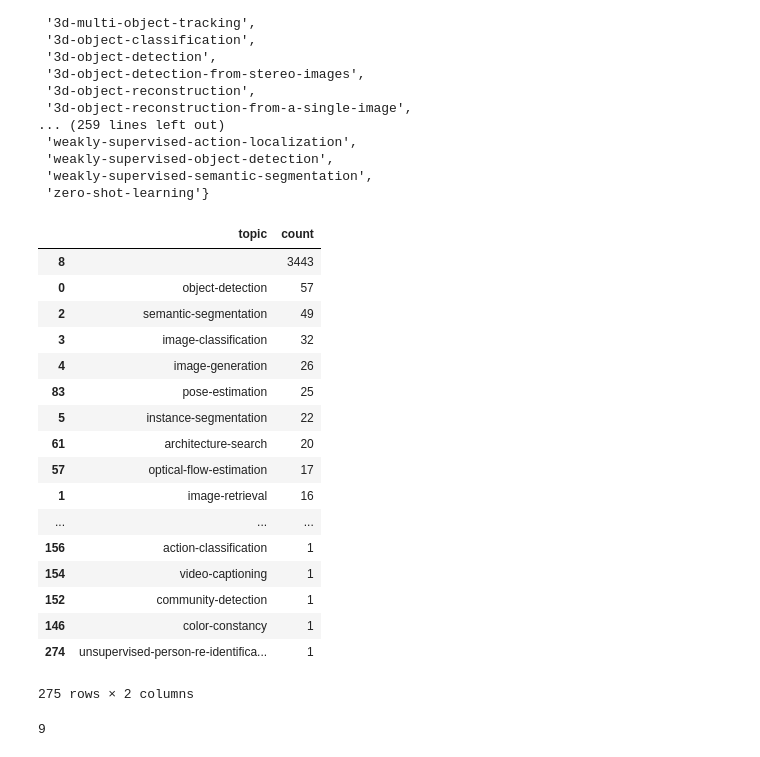
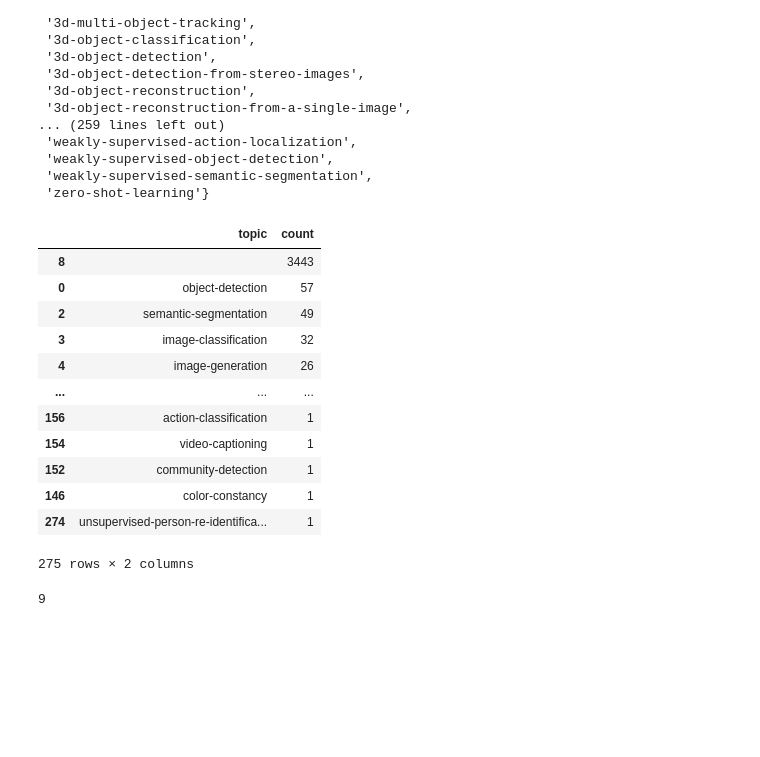
Before and after one commit to ShaofengZou/CVPR-2020-Paper-Code-Statistics, a Jupyter notebook: cvpr_paper_code_statistics.ipynb, the cells around one changed output. Saved outputs shown, nothing was run; the diff lists cells and outputs as text; code cells hidden in the pictures; blank space fills up the shorter version.

```diff
--- a/cvpr_paper_code_statistics.ipynb
+++ b/cvpr_paper_code_statistics.ipynb
@@ -87,9 +106,9 @@ def get_github(rowi):
 # %% [markdown]
 ## Step 1. Get paper information
 # %%
-paper_info_filename = 'cache/CVPR%s_paper_info.npy' % year
+paper_info_filename = os.path.join('cache', 'CVPR%s_paper_info.npy' % year)
 try:
-    info = np.load(paper_info_filename).tolist()
+    info = np.load(paper_info_filename, allow_pickle=True).tolist()
     print('Load paper information for CVPR %s successfully' % year)
 except:
     info = get_paper_info()
@@ -101,9 +120,9 @@ Load paper information for CVPR 2020 successfully
 ## Step 2. Get github information
 # %%
 print('Getting github info...')
-github_info_filename = 'cache/CVPR%s_github_info.npy' % year
+github_info_filename = os.path.join('cache', 'CVPR%s_github_info.npy' % year)
 try:
-    github_info = np.load(github_info_filename).tolist()
+    github_info = np.load(github_info_filename, allow_pickle=True).tolist()
     print('Load github information for CVPR %s successfully' % year)
 except:
     github_info = {}
@@ -197,20 +211,15 @@ import matplotlib.pyplot as plt
 keyword_counter = Counter(topics_list)
 # %%
 topic_count = pd.DataFrame([(ele, keyword_counter[ele]) for ele in keyword_counter], columns=['topic', 'count']).sort_values(by=['count'], ascending=False)
-topic_count.to_csv('info/CVPR%s_topic_count.csv' % year)
+topic_count.to_csv(os.path.join('info', 'CVPR%s_topic_count.csv' % year))
 topic_count
 # %% [output]
 |  | topic | count |
 | 8 |  | 3443 |
 | 0 | object-detection | 57 |
 | 2 | semantic-segmentation | 49 |
 | 3 | image-classification | 32 |
 | 4 | image-generation | 26 |
-| 83 | pose-estimation | 25 |
-| 5 | instance-segmentation | 22 |
-| 61 | architecture-search | 20 |
-| 57 | optical-flow-estimation | 17 |
-| 1 | image-retrieval | 16 |
 | ... | ... | ... |
 | 156 | action-classification | 1 |
 | 154 | video-captioning | 1 |
```
Also changed, not shown: parts of 6 cells of this notebook, 5 other files.
